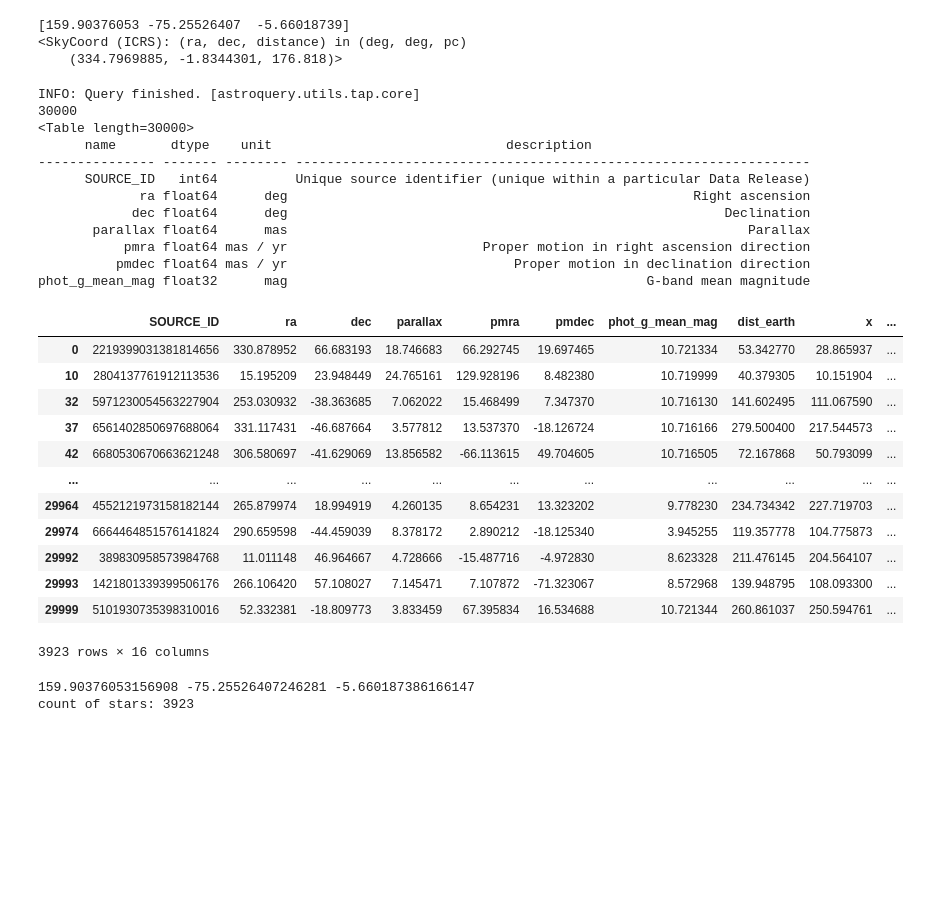
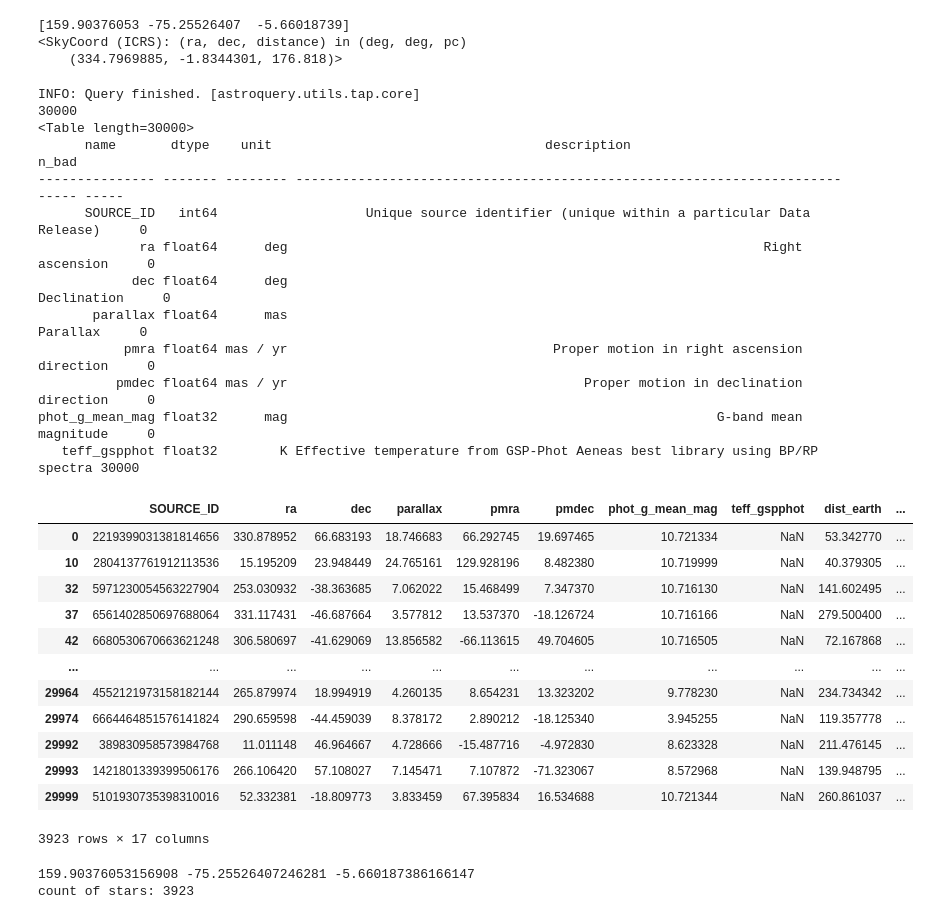
Before and after one commit to T3chdivers/Exosky, a Jupyter notebook: notebook/sample_test.ipynb, the cells around one changed output. Drawn from its saved outputs; the diff is of its cells as text; code cells hidden in the pictures; blank space fills up the shorter version.

```diff
--- a/notebook/sample_test.ipynb
+++ b/notebook/sample_test.ipynb
@@ -62,7 +62,7 @@ max_mag = 12
 
 query = f"""
 SELECT TOP 30000
-  source_id, ra, dec, parallax, pmra, pmdec, phot_g_mean_mag
+  source_id, ra, dec, parallax, pmra, pmdec, phot_g_mean_mag, teff_gspphot
 FROM gaiadr3.gaia_source
 WHERE
   parallax IS NOT NULL
@@ -102,53 +102,54 @@ star_spheric = SkyCoord(
 )
 data_df["x"] = data_df["dist_earth"] * np.cos(data_df["dec"]) * np.cos(data_df["ra"] - target_ra)
 data_df["y"] = data_df["dist_earth"] * np.cos(data_df["dec"]) * np.sin(data_df["ra"] - target_ra)
 data_df["z"] = data_df["dist_earth"] * np.sin(data_df["dec"])
 
 # calculate the spherical coordinates with the target planet as the origin
 star_cartesian = SkyCoord(
     x=data_df["x"].values - target_x,
     y=data_df["y"].values - target_y,
     z=data_df["z"].values - target_z,
     unit='pc',
     representation_type='cartesian'
 )
 data_df["ra_star"] = star_cartesian.spherical.lon.value
 data_df["dec_star"] = star_cartesian.spherical.lat.value
 data_df["dist_star"] = star_cartesian.spherical.distance.value
 
 distance = Distance(parallax=data_df['parallax'].values * u.mas)
 
 # Add the absolute magnitude to the dataframe
 data_df['absolute_magnitude'] = data_df['phot_g_mean_mag'] - 5 * np.log10(distance.pc) + 5
 
 data_df['relative_magnitude'] = data_df['absolute_magnitude'] + 5 * np.log10(data_df['dist_star']) - 5
 
 data_df = data_df.query(f"dist_star < {search_distance}")  # filter out stars that are too far away
 display(data_df)
 # %% [output]
 INFO: Query finished. [astroquery.utils.tap.core]
 30000
 <Table length=30000>
-      name       dtype    unit                              description
---------------- ------- -------- ------------------------------------------------------------------
-      SOURCE_ID   int64          Unique source identifier (unique within a particular Data Release)
-             ra float64      deg                                                    Right ascension
-            dec float64      deg                                                        Declination
-       parallax float64      mas                                                           Parallax
-           pmra float64 mas / yr                         Proper motion in right ascension direction
-          pmdec float64 mas / yr                             Proper motion in declination direction
-phot_g_mean_mag float32      mag                                              G-band mean magnitude
+      name       dtype    unit                                   description                                 n_bad
+--------------- ------- -------- --------------------------------------------------------------------------- -----
+      SOURCE_ID   int64                   Unique source identifier (unique within a particular Data Release)     0
+             ra float64      deg                                                             Right ascension     0
+            dec float64      deg                                                                 Declination     0
+       parallax float64      mas                                                                    Parallax     0
+           pmra float64 mas / yr                                  Proper motion in right ascension direction     0
+          pmdec float64 mas / yr                                      Proper motion in declination direction     0
+phot_g_mean_mag float32      mag                                                       G-band mean magnitude     0
+   teff_gspphot float32        K Effective temperature from GSP-Phot Aeneas best library using BP/RP spectra 30000
-|  | SOURCE_ID | ra | dec | parallax | pmra | pmdec | phot_g_mean_mag | dist_earth | x | ... |
-| 0 | 2219399031381814656 | 330.878952 | 66.683193 | 18.746683 | 66.292745 | 19.697465 | 10.721334 | 53.342770 | 28.865937 | ... |
-| 10 | 2804137761912113536 | 15.195209 | 23.948449 | 24.765161 | 129.928196 | 8.482380 | 10.719999 | 40.379305 | 10.151904 | ... |
-| 32 | 5971230054563227904 | 253.030932 | -38.363685 | 7.062022 | 15.468499 | 7.347370 | 10.716130 | 141.602495 | 111.067590 | ... |
-| 37 | 6561402850697688064 | 331.117431 | -46.687664 | 3.577812 | 13.537370 | -18.126724 | 10.716166 | 279.500400 | 217.544573 | ... |
-| 42 | 6680530670663621248 | 306.580697 | -41.629069 | 13.856582 | -66.113615 | 49.704605 | 10.716505 | 72.167868 | 50.793099 | ... |
+|  | SOURCE_ID | ra | dec | parallax | pmra | pmdec | phot_g_mean_mag | teff_gspphot | dist_earth | ... |
+| 0 | 2219399031381814656 | 330.878952 | 66.683193 | 18.746683 | 66.292745 | 19.697465 | 10.721334 | NaN | 53.342770 | ... |
+| 10 | 2804137761912113536 | 15.195209 | 23.948449 | 24.765161 | 129.928196 | 8.482380 | 10.719999 | NaN | 40.379305 | ... |
+| 32 | 5971230054563227904 | 253.030932 | -38.363685 | 7.062022 | 15.468499 | 7.347370 | 10.716130 | NaN | 141.602495 | ... |
+| 37 | 6561402850697688064 | 331.117431 | -46.687664 | 3.577812 | 13.537370 | -18.126724 | 10.716166 | NaN | 279.500400 | ... |
+| 42 | 6680530670663621248 | 306.580697 | -41.629069 | 13.856582 | -66.113615 | 49.704605 | 10.716505 | NaN | 72.167868 | ... |
 | ... | ... | ... | ... | ... | ... | ... | ... | ... | ... | ... |
-| 29964 | 4552121973158182144 | 265.879974 | 18.994919 | 4.260135 | 8.654231 | 13.323202 | 9.778230 | 234.734342 | 227.719703 | ... |
-| 29974 | 6664464851576141824 | 290.659598 | -44.459039 | 8.378172 | 2.890212 | -18.125340 | 3.945255 | 119.357778 | 104.775873 | ... |
-| 29992 | 389830958573984768 | 11.011148 | 46.964667 | 4.728666 | -15.487716 | -4.972830 | 8.623328 | 211.476145 | 204.564107 | ... |
-| 29993 | 1421801339399506176 | 266.106420 | 57.108027 | 7.145471 | 7.107872 | -71.323067 | 8.572968 | 139.948795 | 108.093300 | ... |
-| 29999 | 5101930735398310016 | 52.332381 | -18.809773 | 3.833459 | 67.395834 | 16.534688 | 10.721344 | 260.861037 | 250.594761 | ... |
+| 29964 | 4552121973158182144 | 265.879974 | 18.994919 | 4.260135 | 8.654231 | 13.323202 | 9.778230 | NaN | 234.734342 | ... |
+| 29974 | 6664464851576141824 | 290.659598 | -44.459039 | 8.378172 | 2.890212 | -18.125340 | 3.945255 | NaN | 119.357778 | ... |
+| 29992 | 389830958573984768 | 11.011148 | 46.964667 | 4.728666 | -15.487716 | -4.972830 | 8.623328 | NaN | 211.476145 | ... |
+| 29993 | 1421801339399506176 | 266.106420 | 57.108027 | 7.145471 | 7.107872 | -71.323067 | 8.572968 | NaN | 139.948795 | ... |
+| 29999 | 5101930735398310016 | 52.332381 | -18.809773 | 3.833459 | 67.395834 | 16.534688 | 10.721344 | NaN | 260.861037 | ... |
-3923 rows × 16 columns
+3923 rows × 17 columns
 # %%
```
Also changed, not shown: parts of 1 cell of this notebook, 2 other files.
